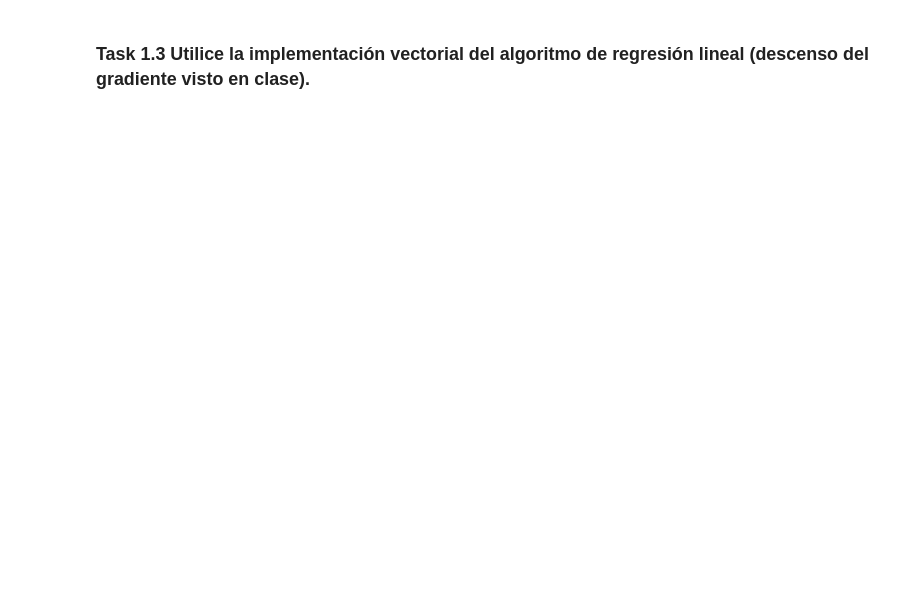
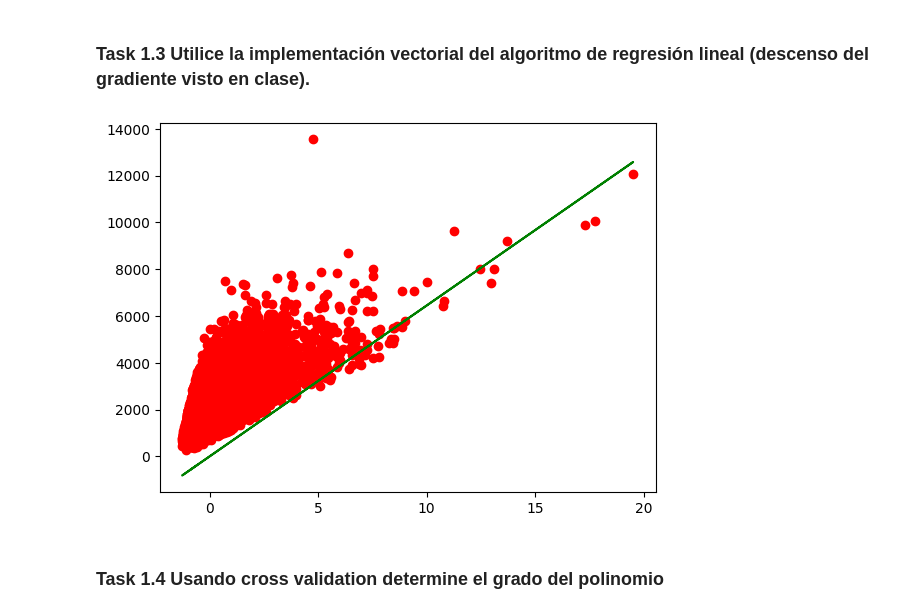
Before and after one commit to bar20807/Laboratorio3IA, a Jupyter notebook: lab3.ipynb, the cells around one changed output. Drawn from its saved outputs; the diff is of its cells as text; code cells hidden in the pictures; blank space fills up the shorter version.

Commit message:
Task 1.3 realizado

```diff
--- a/lab3.ipynb
+++ b/lab3.ipynb
@@ -156,2 +191,55 @@ Valor de theta_init limpio: [0.2083535  0.68797019]
 # %% [markdown]
 ### Task 1.3 Utilice la implementación vectorial del algoritmo de regresión lineal (descenso del gradiente visto en clase).
+# %%
+# Seleccionar las columnas de interés de los datos
+X = data[:, 2].reshape(-1, 1)  # Todas las filas, columna 2
+Y = data[:, 5].reshape(-1, 1)  # Todas las filas, columna 5
+
+#Imprimimos los valroes de X e Y
+print("Price: " + str(X))
+print("Sqft_living: " + str(Y))
+
+# Obtener el tamaño m x n de nuestra X
+m, n = X.shape
+
+# Inicializamos theta inicial
+theta_init = np.zeros((n, 1))
+
+#Imprimimos los valores de theta_init
+print("Valor de theta_init: " + str(theta_init))
+
+# Normalizar los datos en X
+X_mean = np.mean(X, axis=0)  # Calcular la media de cada columna de X
+X_std = np.std(X, axis=0)  # Calcular la desviación estándar de cada columna de X
+X = (X - X_mean) / X_std  # Normalizar X
+
+# Imprimir los valores de X_mean
+print("Valor de X_mean: " + str(X_mean))
+
+# Imprimir los valores de X_std
+print("Valor de X_std: " + str(X_std))
+
+# Imprimir los valores de X normalizado
+print("Valor de X normalizado: " + str(X))
+
+theta, costs, thetas = gradient_descent(
+    theta_init,
+    linear_cost,
+    linear_cost_gradient,
+    learning_rate=0.05,
+    threshold=0.001,
+    max_iter=1000,
+    params=[X,Y, 0.1]
+)
+
+#Realizamos el for
+"""for test_theta in thetas:
+    pass"""
+
+plt.scatter(X[:, 0], Y, color='red')
+plt.plot(X[:, 0], X @ theta, color='green')
+plt.show()
+# %% [output]
+[figure, added]
+# %% [markdown]
+### Task 1.4 Usando cross validation determine el grado del polinomio
```
Also changed, not shown: parts of 2 cells of this notebook.
